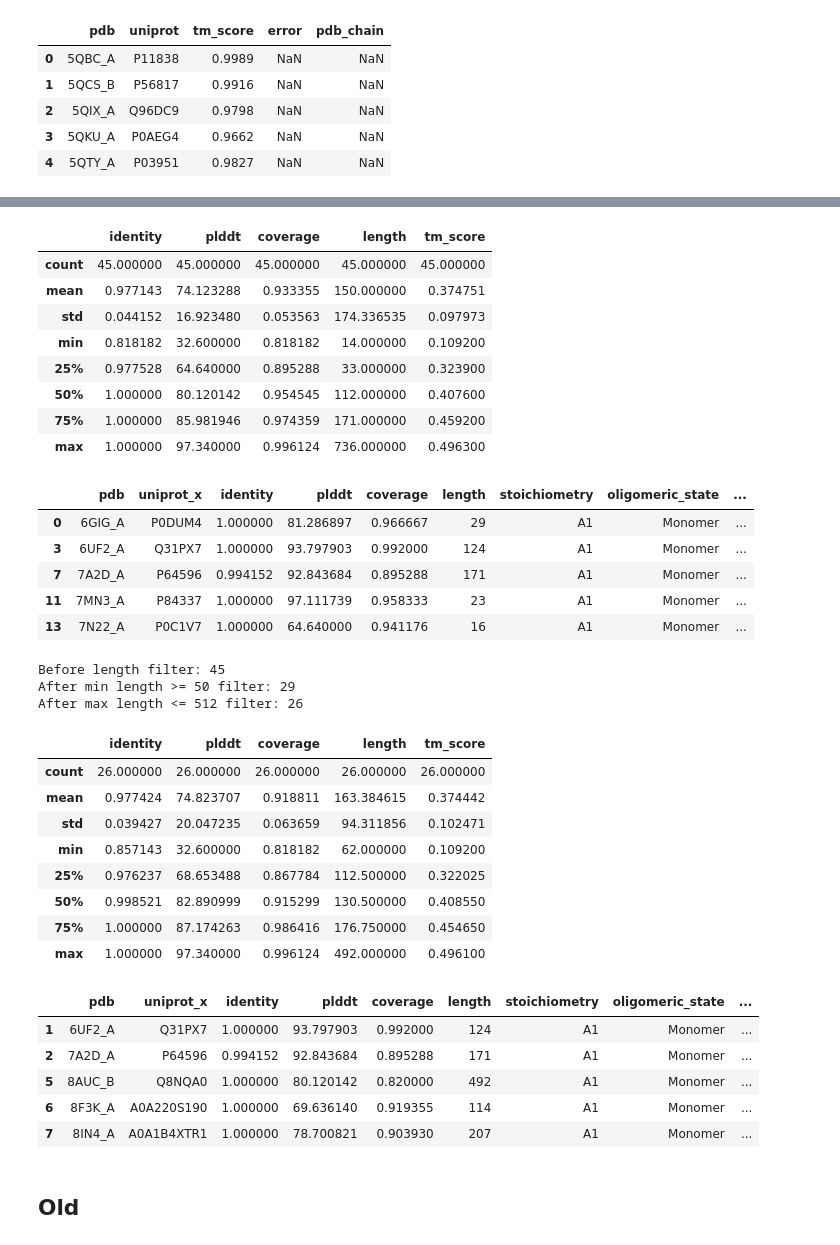
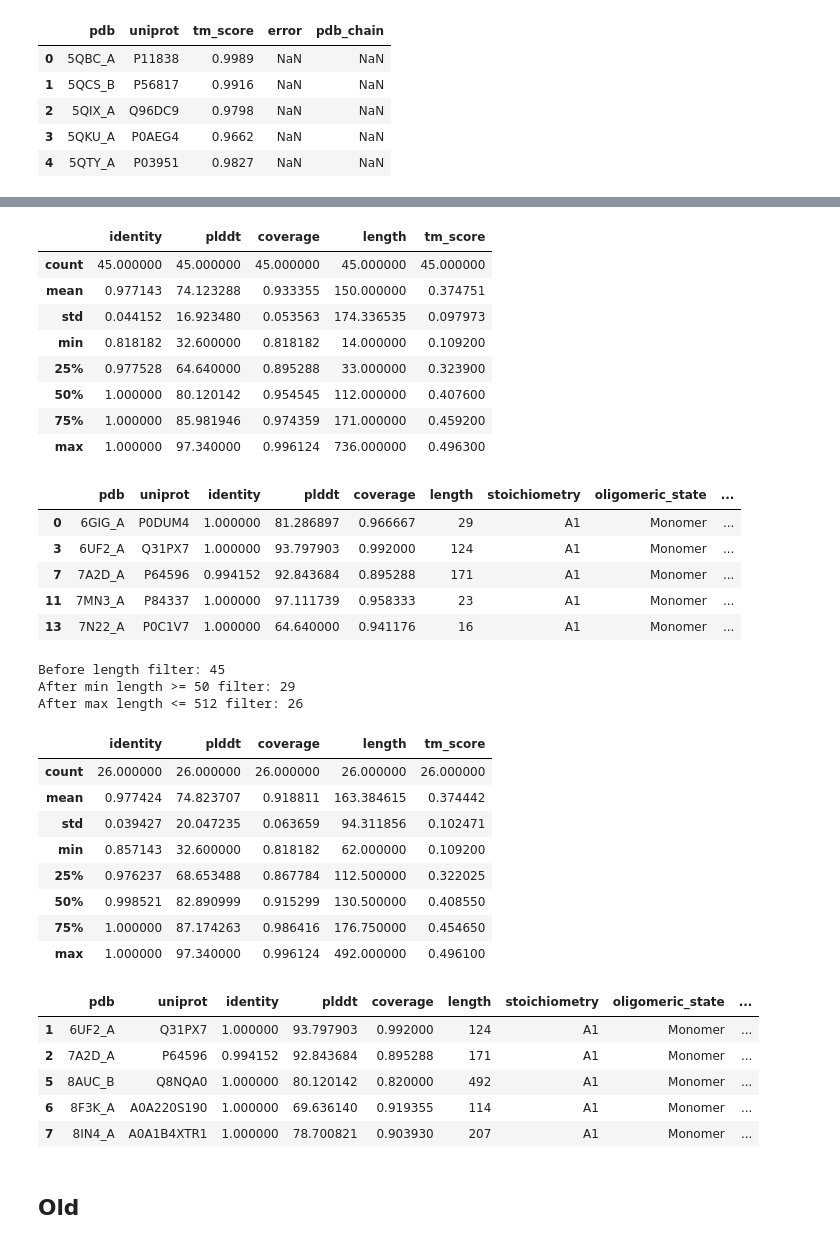
Before and after one commit to Yuwan3154/proteina, a Jupyter notebook: notebooks/bad_afdb_dataset.ipynb, the cells around one changed output, grey strips where cells are left out. Cells and saved outputs as stored; diff of their text form; code cells hidden in the pictures.

```diff
--- a/notebooks/bad_afdb_dataset.ipynb
+++ b/notebooks/bad_afdb_dataset.ipynb
@@ -232,29 +232,29 @@ df_tm.to_csv(Path.home() / "data/bad_afdb/pdb_70_cluster_reps_aligned_confidence
 # %%
 df_tm = pd.read_csv(Path.home() / "data/bad_afdb/pdb_70_cluster_reps_aligned_confidence_aggregate_monomer_tm-05.csv")
 df_tm = df_tm[df_tm["coverage"] >= 0.8]
 df_tm = df_tm[df_tm["identity"] >= 0.7]
 
 display(df_tm.describe())
 display(df_tm.head())
-df_tm.to_csv(Path.home() / "data/bad_afdb/pdb_70_cluster_reps_aligned_confidence_aggregate_monomer_length_tm-05_coverage-08_identity-07.csv", index=False)
+df_tm.to_csv(Path.home() / "data/bad_afdb/pdb_70_cluster_reps_aligned_confidence_aggregate_monomer_tm-05_coverage-08_identity-07.csv", index=False)
 # %% [output]
 |  | identity | plddt | coverage | length | tm_score |
 | count | 45.000000 | 45.000000 | 45.000000 | 45.000000 | 45.000000 |
 | mean | 0.977143 | 74.123288 | 0.933355 | 150.000000 | 0.374751 |
 | std | 0.044152 | 16.923480 | 0.053563 | 174.336535 | 0.097973 |
 | min | 0.818182 | 32.600000 | 0.818182 | 14.000000 | 0.109200 |
 | 25% | 0.977528 | 64.640000 | 0.895288 | 33.000000 | 0.323900 |
 | 50% | 1.000000 | 80.120142 | 0.954545 | 112.000000 | 0.407600 |
 | 75% | 1.000000 | 85.981946 | 0.974359 | 171.000000 | 0.459200 |
 | max | 1.000000 | 97.340000 | 0.996124 | 736.000000 | 0.496300 |
-|  | pdb | uniprot_x | identity | plddt | coverage | length | stoichiometry | oligomeric_state | ... |
+|  | pdb | uniprot | identity | plddt | coverage | length | stoichiometry | oligomeric_state | ... |
 | 0 | 6GIG_A | P0DUM4 | 1.000000 | 81.286897 | 0.966667 | 29 | A1 | Monomer | ... |
 | 3 | 6UF2_A | Q31PX7 | 1.000000 | 93.797903 | 0.992000 | 124 | A1 | Monomer | ... |
 | 7 | 7A2D_A | P64596 | 0.994152 | 92.843684 | 0.895288 | 171 | A1 | Monomer | ... |
 | 11 | 7MN3_A | P84337 | 1.000000 | 97.111739 | 0.958333 | 23 | A1 | Monomer | ... |
 | 13 | 7N22_A | P0C1V7 | 1.000000 | 64.640000 | 0.941176 | 16 | A1 | Monomer | ... |
 # %%
-df_tm_id_cov = pd.read_csv(Path.home() / "data/bad_afdb/pdb_70_cluster_reps_aligned_confidence_aggregate_monomer_length_tm-05_coverage-08_identity-07.csv")
+df_tm_id_cov = pd.read_csv(Path.home() / "data/bad_afdb/pdb_70_cluster_reps_aligned_confidence_aggregate_monomer_tm-05_coverage-08_identity-07.csv")
 print(f"Before length filter: {len(df_tm_id_cov)}")
 df_tm_id_cov = df_tm_id_cov[df_tm_id_cov["length"] >= 50]
 print(f"After min length >= 50 filter: {len(df_tm_id_cov)}")
@@ -277,7 +277,7 @@ After max length <= 512 filter: 26
 | 50% | 0.998521 | 82.890999 | 0.915299 | 130.500000 | 0.408550 |
 | 75% | 1.000000 | 87.174263 | 0.986416 | 176.750000 | 0.454650 |
 | max | 1.000000 | 97.340000 | 0.996124 | 492.000000 | 0.496100 |
-|  | pdb | uniprot_x | identity | plddt | coverage | length | stoichiometry | oligomeric_state | ... |
+|  | pdb | uniprot | identity | plddt | coverage | length | stoichiometry | oligomeric_state | ... |
 | 1 | 6UF2_A | Q31PX7 | 1.000000 | 93.797903 | 0.992000 | 124 | A1 | Monomer | ... |
 | 2 | 7A2D_A | P64596 | 0.994152 | 92.843684 | 0.895288 | 171 | A1 | Monomer | ... |
 | 5 | 8AUC_B | Q8NQA0 | 1.000000 | 80.120142 | 0.820000 | 492 | A1 | Monomer | ... |
```
Also changed, not shown: parts of 2 cells of this notebook, 3 other files.
